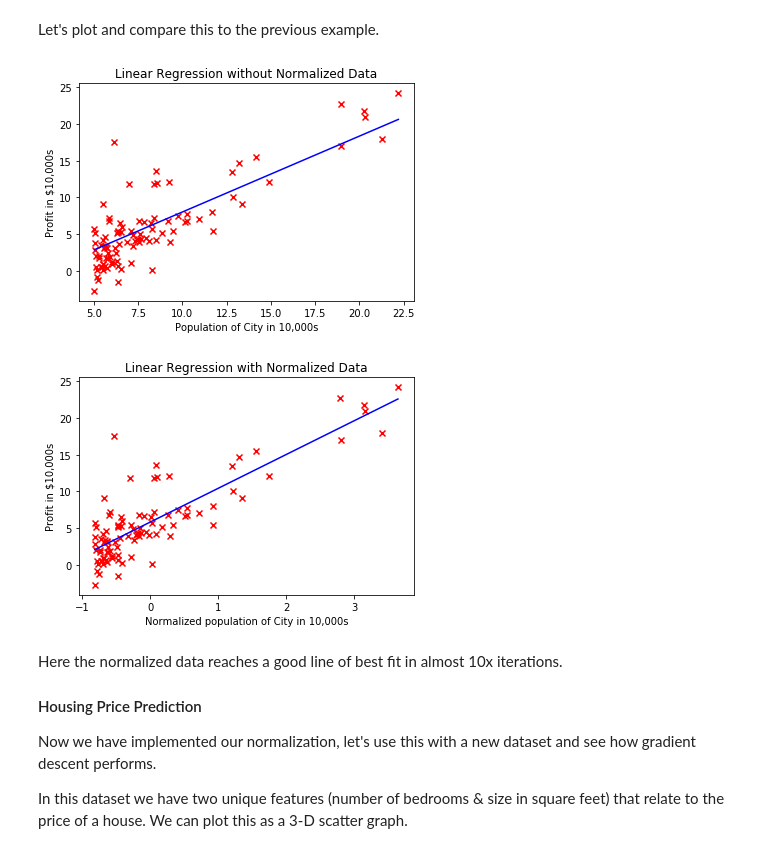
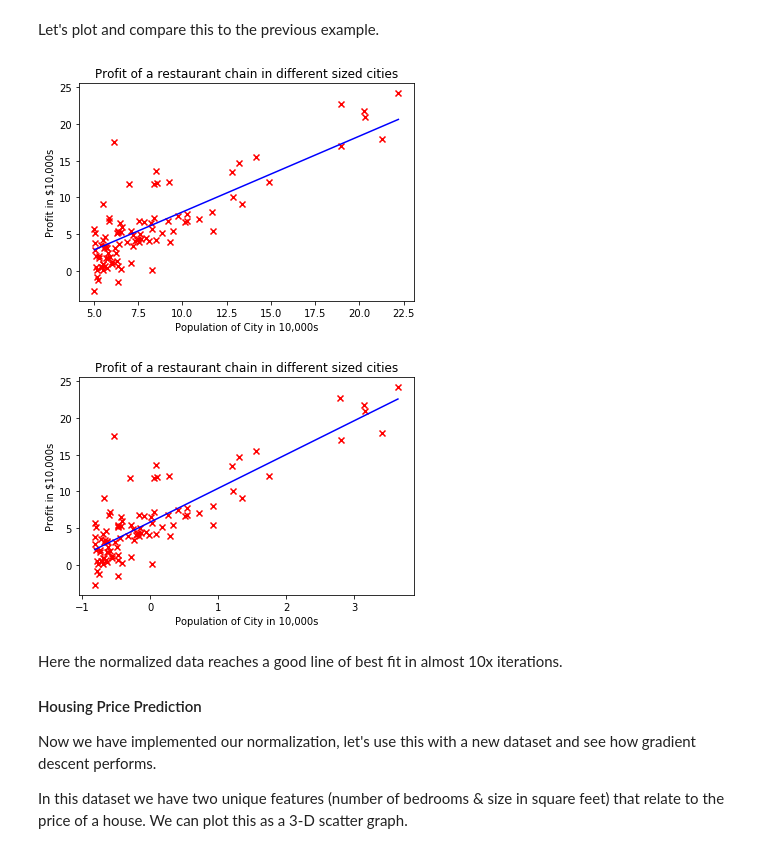
Before and after one commit to m-lyon/MachineLearningLearning, a Jupyter notebook: notebooks/Linear Regression.ipynb, the cells around one changed output. Drawn from its saved outputs; the diff is of its cells as text; code cells hidden in the pictures.

Commit message:
improvements to linear regression, as well as moving plotting functions to plotting module

```diff
--- a/notebooks/Linear Regression.ipynb
+++ b/notebooks/Linear Regression.ipynb
@@ -247,0 +208,8 @@ plt.show()
+# %%
+from plotting.linear_regression import plot_cost_function, plot_with_bestfit
+
+plot_cost_function(J_vals)
+min_idx = J_vals.index(np.amin(J_vals))
+best_theta = theta_vals[min_idx]
+
+plot_with_bestfit(x, y, best_theta)
@@ -313,26 +284,16 @@ Final cost: 4.477
 [figure]
 # %% [markdown]
 Let's plot and compare this to the previous example.
-# %%
-min_idx = J_vals.index(np.amin(J_vals))
-norm_coords = get_line_equation(theta_vals[min_idx], X_norm[:,1])
-
-plt.scatter(x, y, marker='x', color='red')
-plt.plot(coords[0,:], coords[1,:], color='blue')
-plt.ylabel('Profit in $10,000s')
-plt.xlabel('Population of City in 10,000s')
-plt.title('Linear Regression without Normalized Data')
-plt.show()
-
-plt.scatter(np.squeeze(np.asarray(X_norm[:,1])), y, marker='x', color='red')
-plt.plot(norm_coords[0,:], norm_coords[1,:], color='blue')
-plt.title('Linear Regression with Normalized Data')
-plt.ylabel('Profit in $10,000s')
-plt.xlabel('Normalized population of City in 10,000s')
-plt.show()
-# %% [output]
-[figure, removed]
-[figure, removed]
+# %%
+min_idx = J_vals.index(np.amin(J_vals))
+best_norm_theta = theta_vals[min_idx]
+
+plot_with_bestfit(x, y, best_theta)
+
+plot_with_bestfit(X_norm[:,1], y, best_norm_theta)
+# %% [output]
+[figure, added]
+[figure, added]
 # %% [markdown]
 Here the normalized data reaches a good line of best fit in almost 10x iterations.
 
```
Also changed, not shown: parts of 10 cells of this notebook, 3 other files.
